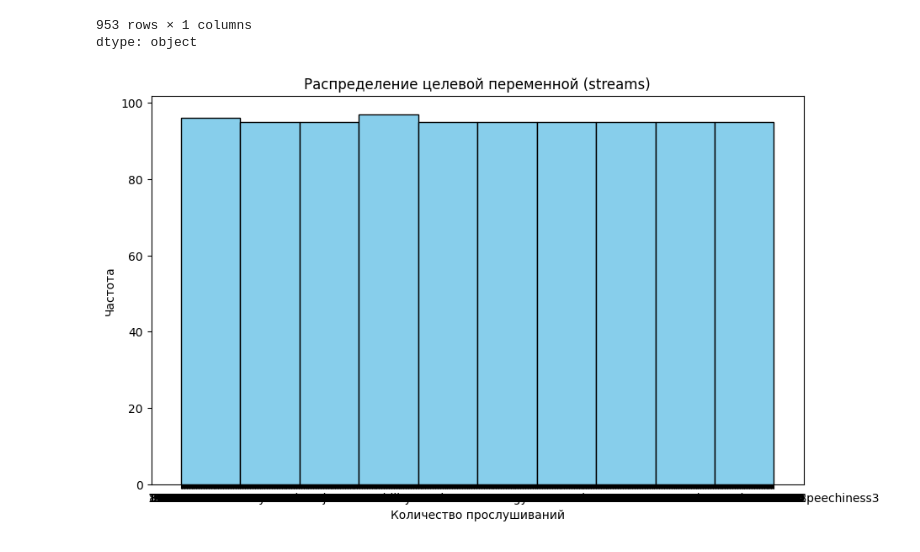
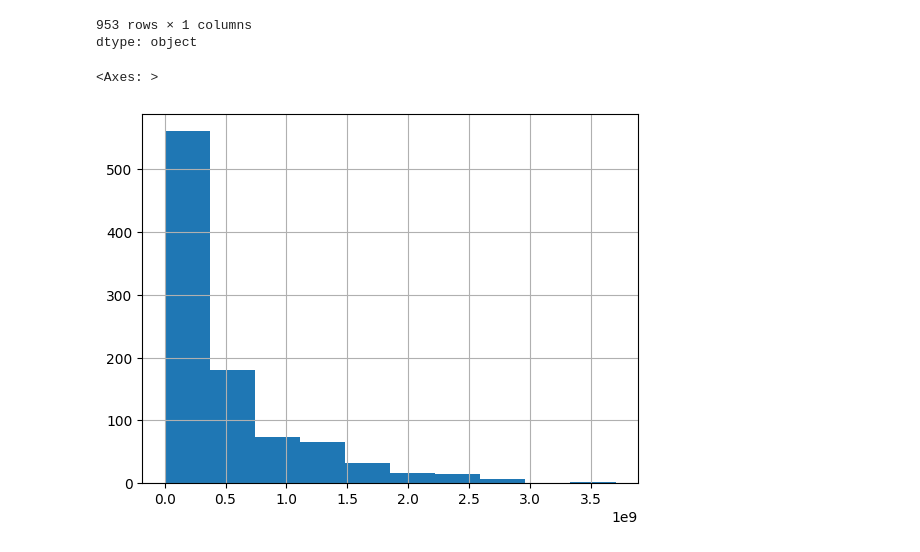
Before and after one commit to PolinaKliushova/ai_labs, a Jupyter notebook: 02_lab_EDA.ipynb, the cells around one changed output. Drawn from its saved outputs; the diff is of its cells as text; code cells hidden in the pictures.

```diff
--- a/02_lab_EDA.ipynb
+++ b/02_lab_EDA.ipynb
@@ -116,16 +118,3 @@ data['streams']
 | 952 | 96007391 |
 953 rows × 1 columns
 dtype: object
-# %%
-target_column = 'streams'
-y = data[target_column]
-X = data.drop(columns=[target_column])
-
-plt.figure(figsize=(10, 6))
-plt.hist(y, color='skyblue', edgecolor='black')
-plt.title('Распределение целевой переменной (streams)')
-plt.xlabel('Количество прослушиваний')
-plt.ylabel('Частота')
-plt.show()
-# %% [output]
-[figure, removed]
@@ -135,0 +121,6 @@ max(data)
+# %%
+data['streams'] = pd.to_numeric(data['streams'], errors='coerce')
+data["streams"].hist()
+# %% [output]
+<Axes: >
+[figure, added]
```
Also changed, not shown: parts of 6 cells of this notebook.
